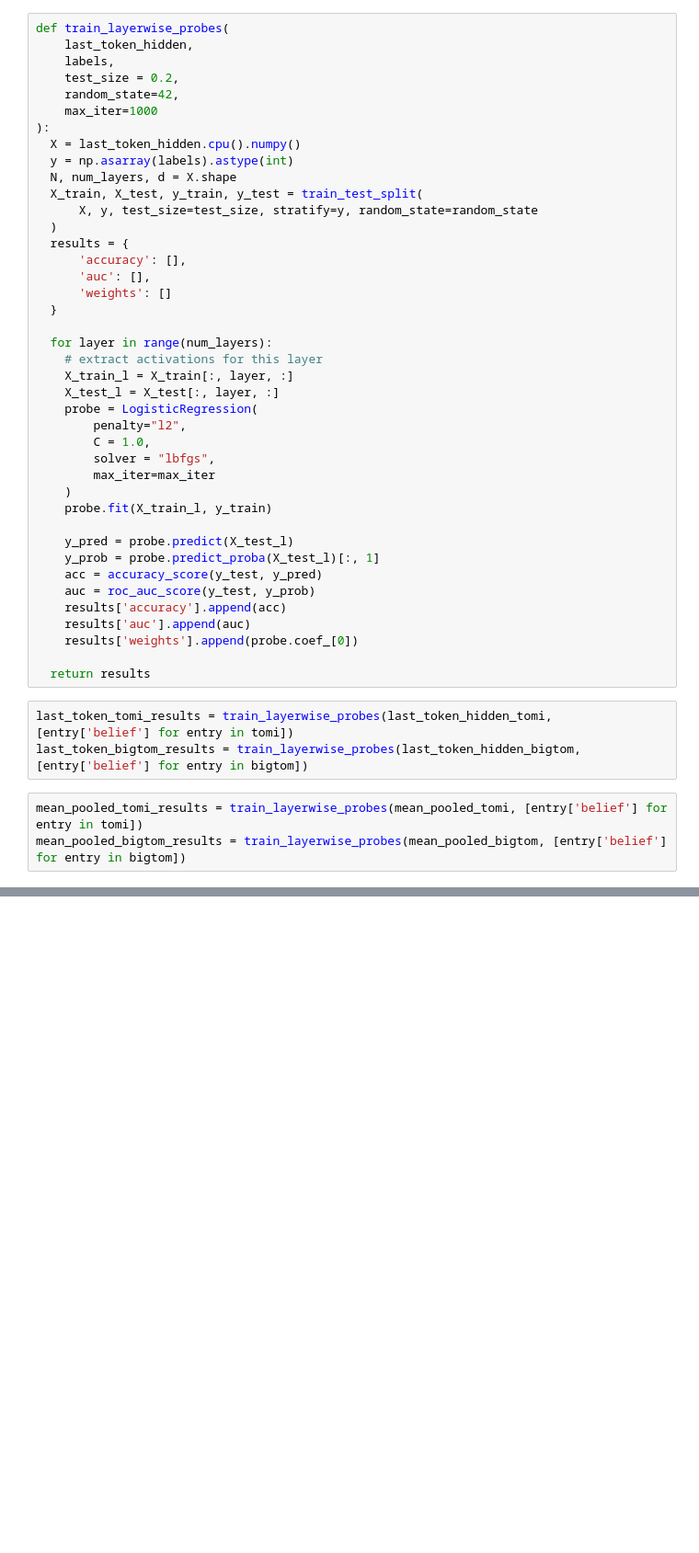
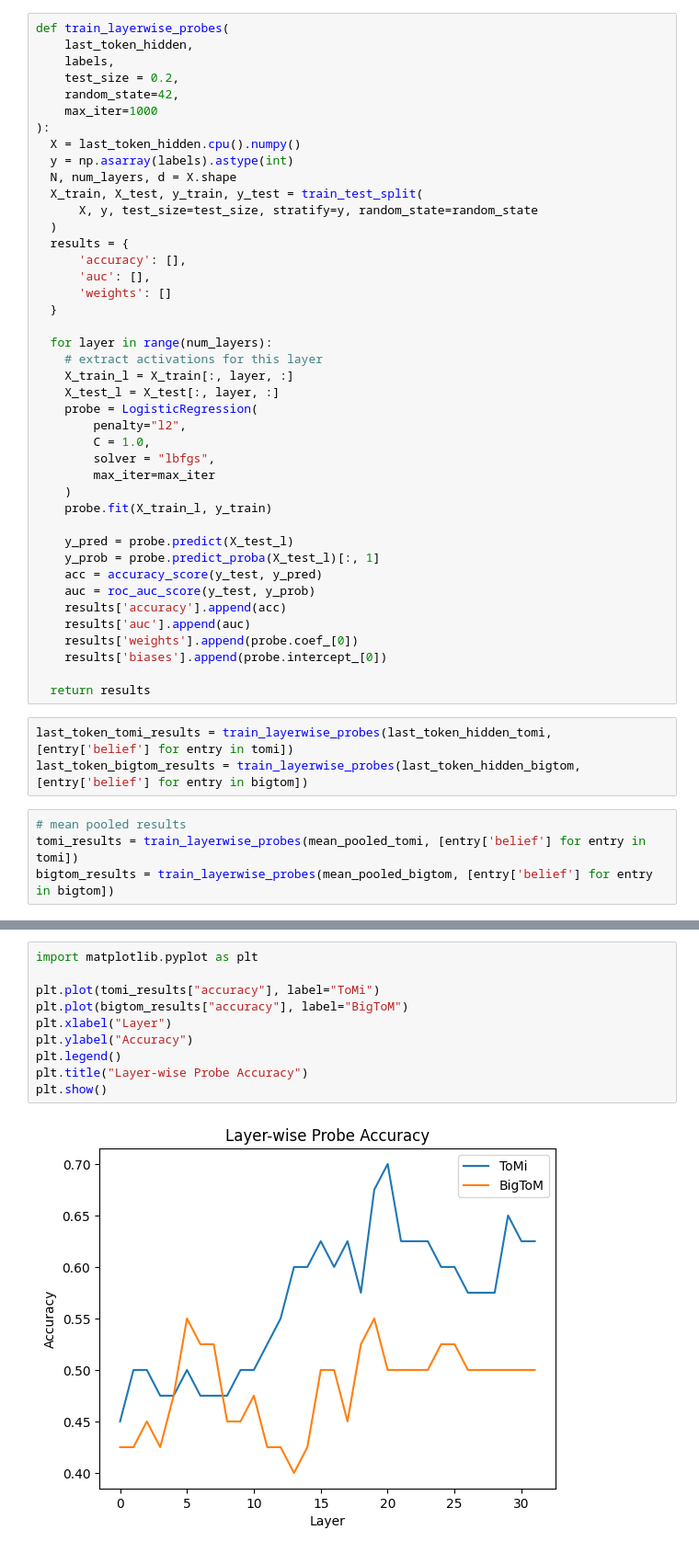
Before and after one commit to froge159/belief-project-sef, a Jupyter notebook: experiments/phase1.ipynb, the cells around one changed output, grey strips where cells are left out. Shown at 92% size. Cells and saved outputs as stored; diff of their text form; blank space fills up the shorter version.

```diff
--- a/experiments/phase1.ipynb
+++ b/experiments/phase1.ipynb
@@ -215,12 +215,14 @@ def train_layerwise_probes(
     results['accuracy'].append(acc)
     results['auc'].append(auc)
     results['weights'].append(probe.coef_[0])
+    results['biases'].append(probe.intercept_[0])
 
   return results
 # %%
 last_token_tomi_results = train_layerwise_probes(last_token_hidden_tomi, [entry['belief'] for entry in tomi])
 last_token_bigtom_results = train_layerwise_probes(last_token_hidden_bigtom, [entry['belief'] for entry in bigtom])
 # %%
-mean_pooled_tomi_results = train_layerwise_probes(mean_pooled_tomi, [entry['belief'] for entry in tomi])
-mean_pooled_bigtom_results = train_layerwise_probes(mean_pooled_bigtom, [entry['belief'] for entry in bigtom])
+# mean pooled results
+tomi_results = train_layerwise_probes(mean_pooled_tomi, [entry['belief'] for entry in tomi])
+bigtom_results = train_layerwise_probes(mean_pooled_bigtom, [entry['belief'] for entry in bigtom])
 # %%
@@ -233,0 +232,12 @@ np.float64(0.570859375)
+# %%
+import matplotlib.pyplot as plt
+
+plt.plot(tomi_results["accuracy"], label="ToMi")
+plt.plot(bigtom_results["accuracy"], label="BigToM")
+plt.xlabel("Layer")
+plt.ylabel("Accuracy")
+plt.legend()
+plt.title("Layer-wise Probe Accuracy")
+plt.show()
+# %% [output]
+[figure, added]
```
Also changed, not shown: parts of 6 cells of this notebook.
